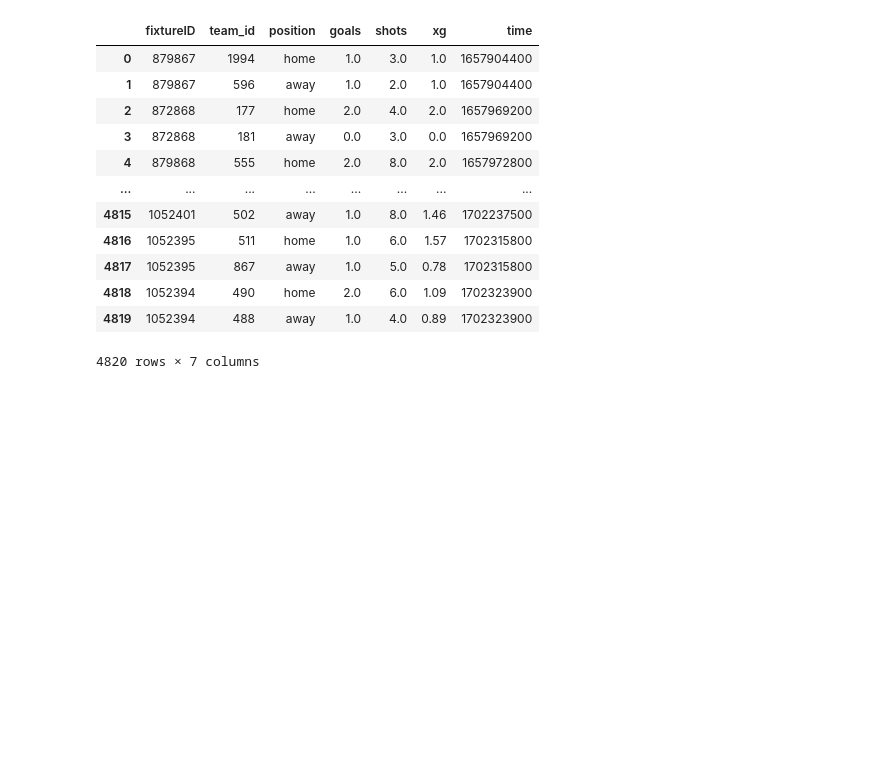
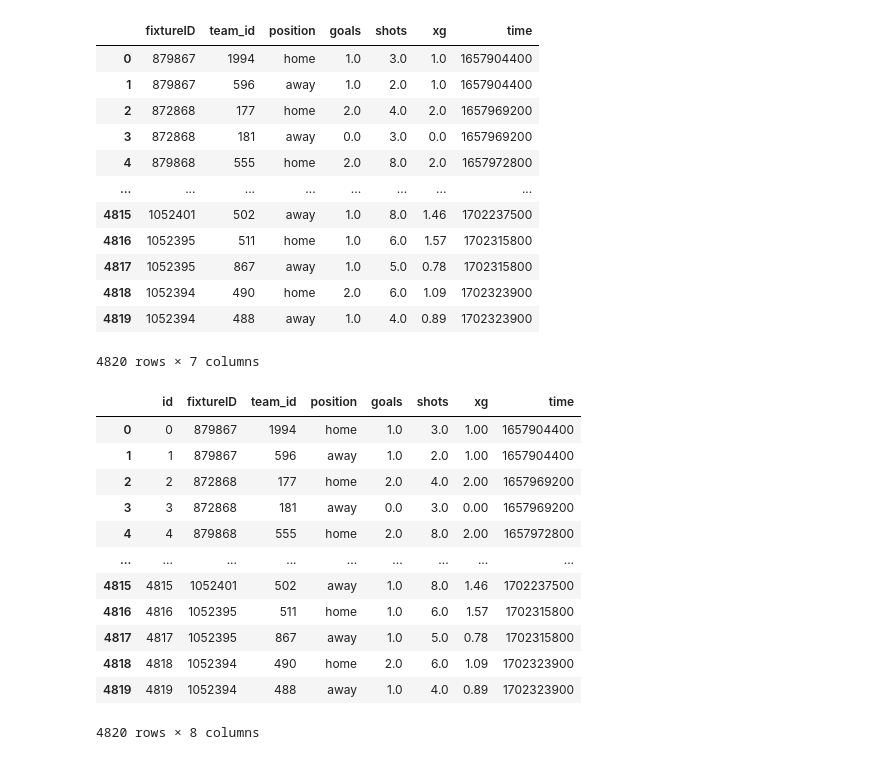
Before and after one commit to Artemirks/football-neuron-system, a Jupyter notebook: server/src/neural/get_match_data.ipynb, the cells around one changed output. Cells and saved outputs as stored; diff of their text form; code cells hidden in the pictures; blank space fills up the shorter version.

```diff
--- a/server/src/neural/get_match_data.ipynb
+++ b/server/src/neural/get_match_data.ipynb
@@ -267,3 +267,20 @@ result_df
 # %%
 result_df['xg'] = result_df['xg'].astype('float')
 result_df.to_csv('match_data.csv',float_format='%.2f', mode='w')
+# %%
+prev_data = pd.read_csv('match_data.csv')
+prev_data
+# %% [output]
+|  | id | fixtureID | team_id | position | goals | shots | xg | time |
+| 0 | 0 | 879867 | 1994 | home | 1.0 | 3.0 | 1.00 | 1657904400 |
+| 1 | 1 | 879867 | 596 | away | 1.0 | 2.0 | 1.00 | 1657904400 |
+| 2 | 2 | 872868 | 177 | home | 2.0 | 4.0 | 2.00 | 1657969200 |
+| 3 | 3 | 872868 | 181 | away | 0.0 | 3.0 | 0.00 | 1657969200 |
+| 4 | 4 | 879868 | 555 | home | 2.0 | 8.0 | 2.00 | 1657972800 |
+| ... | ... | ... | ... | ... | ... | ... | ... | ... |
+| 4815 | 4815 | 1052401 | 502 | away | 1.0 | 8.0 | 1.46 | 1702237500 |
+| 4816 | 4816 | 1052395 | 511 | home | 1.0 | 6.0 | 1.57 | 1702315800 |
+| 4817 | 4817 | 1052395 | 867 | away | 1.0 | 5.0 | 0.78 | 1702315800 |
+| 4818 | 4818 | 1052394 | 490 | home | 2.0 | 6.0 | 1.09 | 1702323900 |
+| 4819 | 4819 | 1052394 | 488 | away | 1.0 | 4.0 | 0.89 | 1702323900 |
+4820 rows × 8 columns
```
Also changed, not shown: 1 other file.
